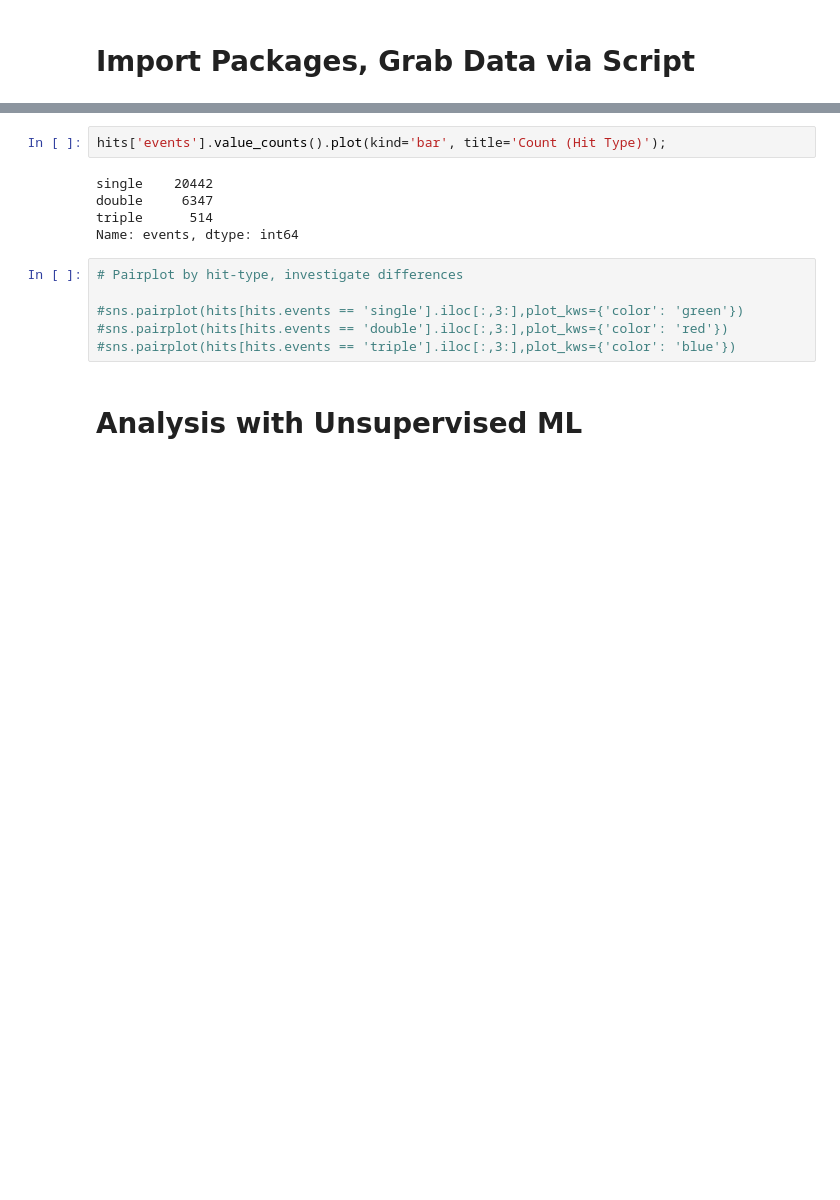
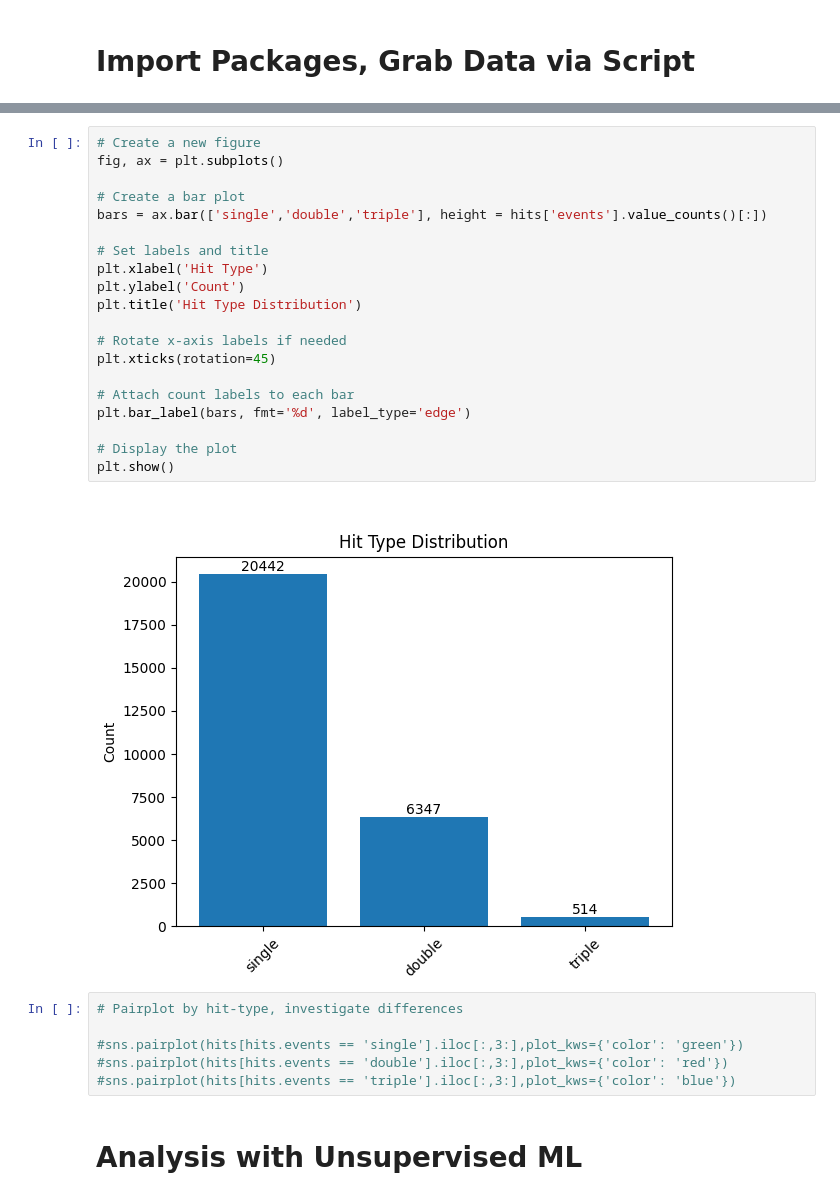
Before and after one commit to joshsalce/Speed_ISO, a Jupyter notebook: Analysis Notebooks/Uns_ML.ipynb, the cells around one changed output, grey strips where cells are left out. Saved outputs shown, nothing was run; the diff lists cells and outputs as text; blank space fills up the shorter version.

```diff
--- a/Analysis Notebooks/Uns_ML.ipynb
+++ b/Analysis Notebooks/Uns_ML.ipynb
@@ -38,13 +40,28 @@ Try using .loc[row_indexer,col_indexer] = value instead
 
 See the caveats in the documentation: https://pandas.pydata.org/pandas-docs/stable/user_guide/indexing.html#returning-a-view-versus-a-copy
   hits['game_date'] = hits.apply(lambda x: (x['game_date'].date() - season_start).days // 7, axis = 1)
-# %%
-hits['events'].value_counts().plot(kind='bar', title='Count (Hit Type)');
-# %% [output]
-single    20442
-double     6347
-triple      514
-Name: events, dtype: int64
+# %%
+# Create a new figure
+fig, ax = plt.subplots()
+
+# Create a bar plot
+bars = ax.bar(['single','double','triple'], height = hits['events'].value_counts()[:])
+
+# Set labels and title
+plt.xlabel('Hit Type')
+plt.ylabel('Count')
+plt.title('Hit Type Distribution')
+
+# Rotate x-axis labels if needed
+plt.xticks(rotation=45)
+
+# Attach count labels to each bar
+plt.bar_label(bars, fmt='%d', label_type='edge')
+
+# Display the plot
+plt.show()
+# %% [output]
+[figure, added]
 # %%
 # Pairplot by hit-type, investigate differences
 
```
Also changed, not shown: parts of 9 cells of this notebook.
